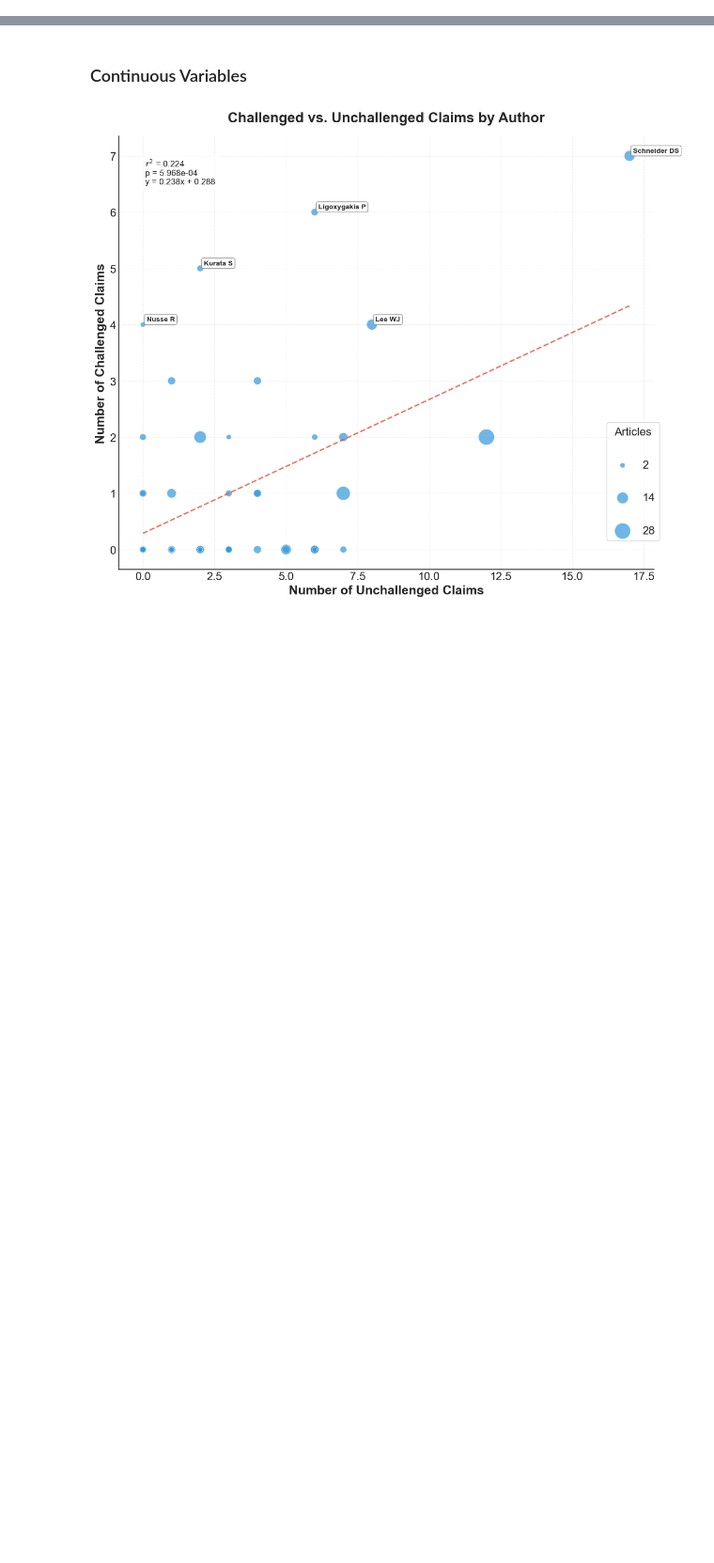
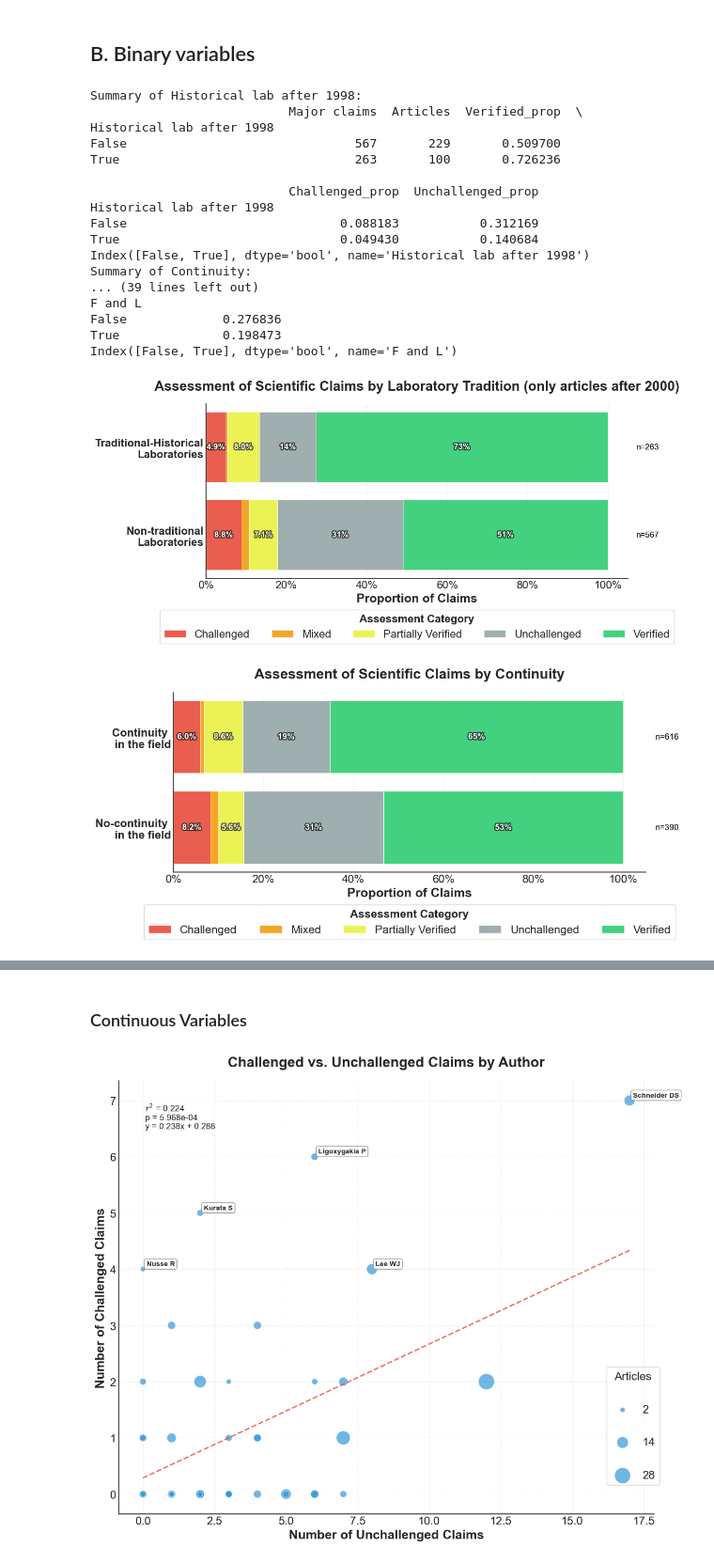
Before and after one commit to jcblemai/drosophila-reproducibility, a Jupyter notebook: analysis_authors_last.ipynb, the cells around one changed output, grey strips where cells are left out. Shown at 94% size. Cells and saved outputs as stored; diff of their text form; code cells hidden in the pictures; blank space fills up the shorter version.

```diff
--- a/analysis_authors_last.ipynb
+++ b/analysis_authors_last.ipynb
@@ -147,0 +159,79 @@ Index(['Female', 'Male'], dtype='object', name='Sex')
+# %% [markdown]
+## B. Binary variables
+# %%
+all_categorical_variables = {
+            "Historical lab after 1998": {
+                "labels": ['Non-traditional\nLaboratories', 'Traditional-Historical\nLaboratories'],
+                "title": "Assessment of Scientific Claims by Laboratory Tradition (only articles after 2000)",
+                "fig_name_prefix" : "fig5E_"
+                },
+            "Continuity": {
+                "labels": ['No-continuity \n in the field', 'Continuity \n in the field'],
+                "title": "Assessment of Scientific Claims by Continuity",
+                "fig_name_prefix" : "fig6A_"
+                },
+            "Sex": {
+                "labels": ["Female", "Male"], # check if this is correct -> Yes, this is correct
+                "title": "Assessment of Scientific Claims by Sex",
+                "fig_name_prefix" : "fig5B_",
+                },
+            "Junior Senior": {
+                "labels": ["Junior PI", "Senior PI"],
+                "title": "Assessment of Scientific Claims by Junior/Senior PI",
+                "fig_name_prefix" : "fig5D_"
+                },
+            "F and L": {
+                "labels": ["Was not first author", "Was first author"],
+                "title": "Assessment of Scientific Claims by previous mentee experience",
+                "fig_name_prefix" : "fig5F_"
+                },
+        }
+
+
+for variable in all_categorical_variables.keys():
+    # Group by historical lab status
+    if variable == "Historical lab after 1998":
+        author_metrics_to_plot = author_metrics_after_2000
+    else:
+        author_metrics_to_plot = author_metrics
+    var_grouped = plot_info.prepare_categorical_variable_data(leading_author_claims,
+                                                    author_metrics_to_plot, variable,
+                                                    key_col='last_author_key',
+                                                    assessment_columns=assessment_columns)
+
+    # Calculate proportions
+    for col in assessment_columns:
+        var_grouped[f'{col}_prop'] = var_grouped[col] / var_grouped['Major claims']
+
+    print(f"Summary of {variable}:")
+    print(var_grouped[['Major claims', 'Articles',
+                        'Verified_prop', 'Challenged_prop', 'Unchallenged_prop']])
+    print(var_grouped.index)
+
+    labels=all_categorical_variables[variable]["labels"]
+    if variable == "Career Stage":
+        # Use the labels from the data
+        labels = var_grouped.index
+
+    fig, ax = plot_info.create_horizontal_bar_chart(var_grouped, show_p_value=False, labels=labels, title=all_categorical_variables[variable]["title"])
+    plt.savefig(f"figures/{all_categorical_variables[variable]['fig_name_prefix']}categorical_{variable}.png", dpi=300, bbox_inches='tight')
+# %% [output]
+Summary of Historical lab after 1998:
+                           Major claims  Articles  Verified_prop  \
+Historical lab after 1998
+False                               567       229       0.509700
+True                                263       100       0.726236
+
+                           Challenged_prop  Unchallenged_prop
+Historical lab after 1998
+False                             0.088183           0.312169
+True                              0.049430           0.140684
+Index([False, True], dtype='bool', name='Historical lab after 1998')
+Summary of Continuity:
+... (39 lines left out)
+F and L
+False             0.276836
+True              0.198473
+Index([False, True], dtype='bool', name='F and L')
+[figure, added]
+[figure, added]
```
Also changed, not shown: parts of 18 cells of this notebook, 3 other files.
